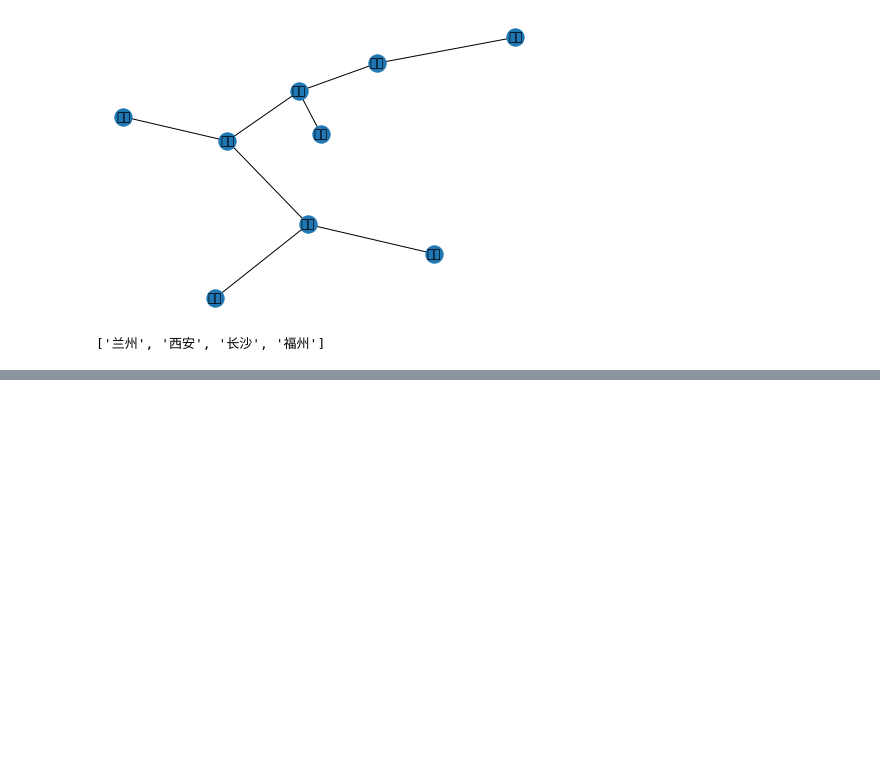
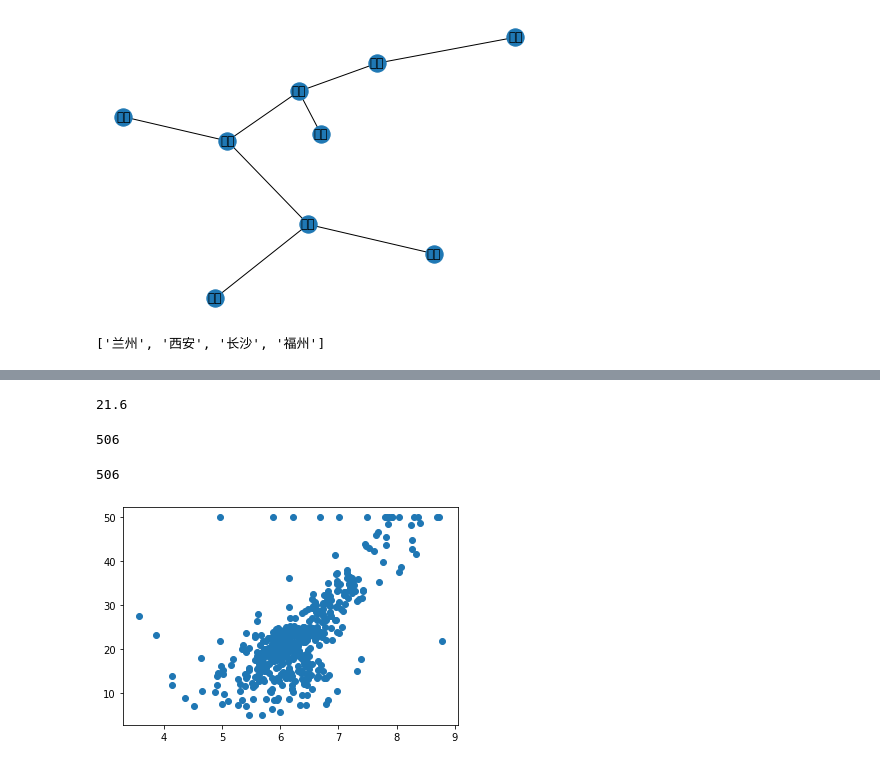
Before and after one commit to Jhon-Chen/NLP_Learning, a Jupyter notebook: Artificial_Intelligence_For_NLP/Lesson_02.ipynb, the cells around one changed output, grey strips where cells are left out. Drawn from its saved outputs; the diff is of its cells as text; code cells hidden in the pictures; blank space fills up the shorter version.

```diff
--- a/Artificial_Intelligence_For_NLP/Lesson_02.ipynb
+++ b/Artificial_Intelligence_For_NLP/Lesson_02.ipynb
@@ -206,0 +282,6 @@ search('兰州', '福州', simple_connection_info)
+# %%
+from sklearn.datasets import load_boston
+
+data = load_boston()
+# %%
+x, y = data['data'], data['target']
@@ -206,0 +294,12 @@ search('兰州', '福州', simple_connection_info)
+# %%
+y[1]
+# %% [output]
+21.6
+# %%
+len(x[:, 0])
+# %% [output]
+506
+# %%
+len(y)
+# %% [output]
+506
@@ -206,0 +310,7 @@ search('兰州', '福州', simple_connection_info)
+# %%
+def draw_rm_and_price():
+    plt.scatter(x[:, 5], y)
+# %%
+draw_rm_and_price()
+# %% [output]
+[figure, added]
```
Also changed, not shown: parts of 22 cells of this notebook.
